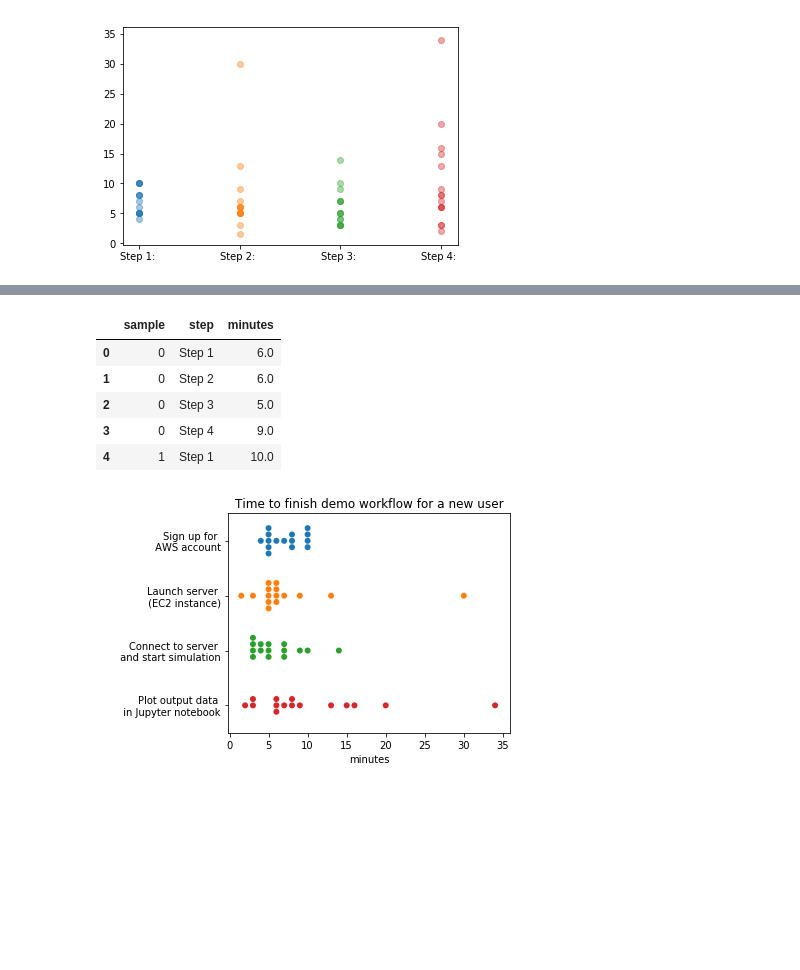
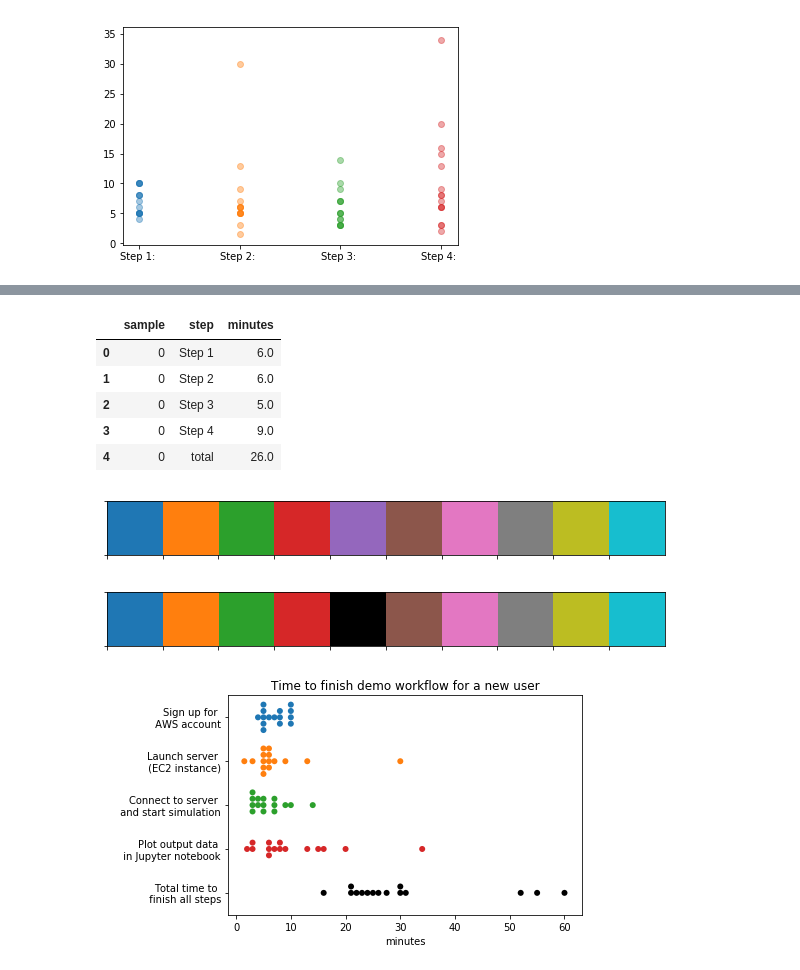
Before and after one commit to geoschem/geos-chem-cloud, a Jupyter notebook: for_paper/scrape_github_comments.ipynb, the cells around one changed output, grey strips where cells are left out. Drawn from its saved outputs; the diff is of its cells as text; code cells hidden in the pictures; blank space fills up the shorter version.

Commit message:
Also plot total time for user survey, as requested by BAMS review

```diff
--- a/for_paper/scrape_github_comments.ipynb
+++ b/for_paper/scrape_github_comments.ipynb
@@ -152,5 +157,5 @@ plt.tight_layout()
 # %%
-df_for_sns = df_num.iloc[:,0:4].stack().reset_index().rename({'level_0': 'sample', 'level_1': 'step', 0: 'minutes'}, axis='columns')
+df_for_sns = df_num.iloc[:,0:5].stack().reset_index().rename({'level_0': 'sample', 'level_1': 'step', 0: 'minutes'}, axis='columns')
 df_for_sns.head()
 # %% [output]
 |  | sample | step | minutes |
@@ -158,20 +163,32 @@ df_for_sns.head()
 | 1 | 0 | Step 2 | 6.0 |
 | 2 | 0 | Step 3 | 5.0 |
 | 3 | 0 | Step 4 | 9.0 |
-| 4 | 1 | Step 1 | 10.0 |
+| 4 | 0 | total | 26.0 |
+# %%
+current_palette = sns.color_palette()
+sns.palplot(current_palette)
+# %% [output]
+[figure, added]
+# %%
+palette = current_palette.copy()
+# %%
+palette[4] = (0, 0, 0)
+sns.palplot(palette)
+# %% [output]
+[figure, added]
 # %%
-import seaborn as sns
+fig, ax = plt.subplots(1, 1, figsize=[7, 4])
+sns.swarmplot(x='minutes', y='step', data=df_for_sns, s=6, ax=ax, palette=palette)
 
-sns.swarmplot(x='minutes', y='step', data=df_for_sns, s=6)
-
-plt.yticks(range(4), ['Sign up for \n AWS account',
+plt.yticks(range(5), ['Sign up for \n AWS account',
                       'Launch server \n (EC2 instance)',
                       'Connect to server \n and start simulation',
-                      'Plot output data \n in Jupyter notebook'])
+                      'Plot output data \n in Jupyter notebook',
+                      'Total time to \n finish all steps'])
 plt.ylabel(' ')
 
 plt.title('Time to finish demo workflow for a new user')
 plt.tight_layout()
 plt.savefig('user-survey.png', dpi=300)
 # %% [output]
-[figure, old version]
+[figure, new version]
```
Also changed, not shown: parts of 3 cells of this notebook.
